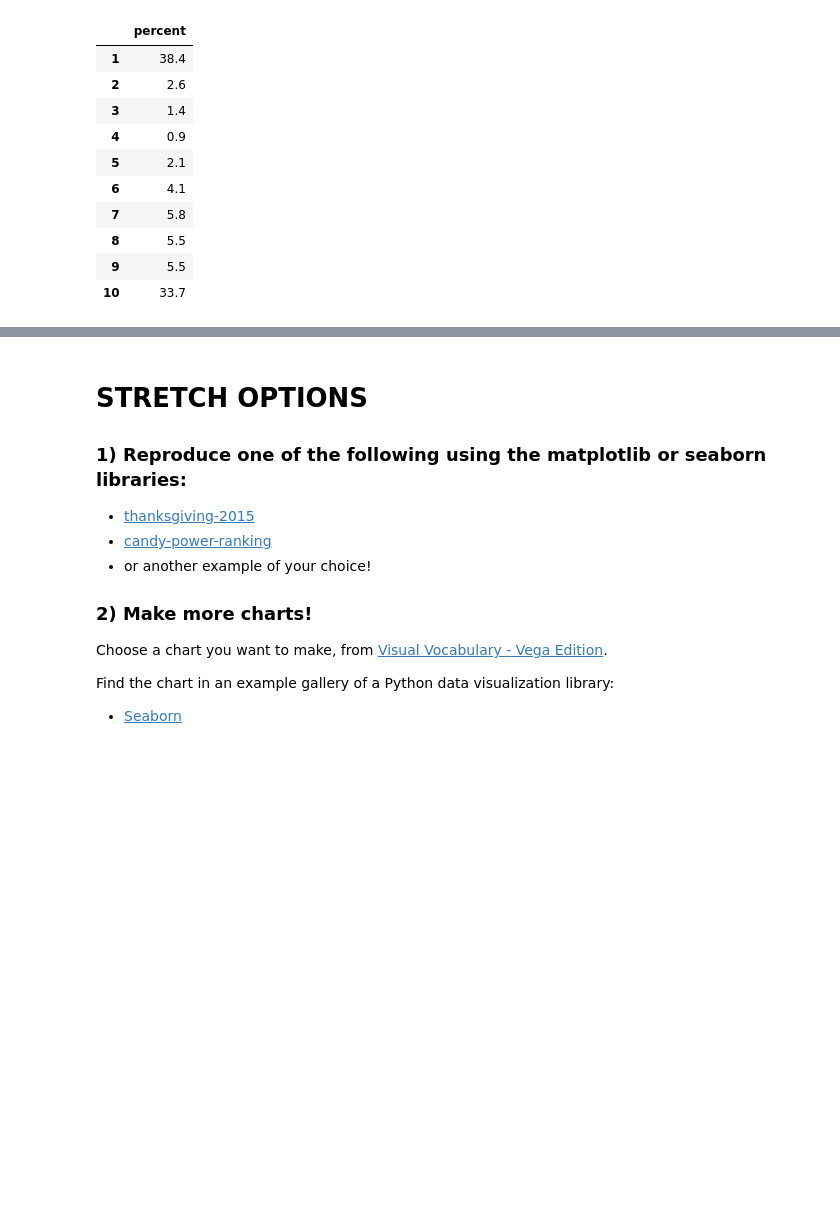
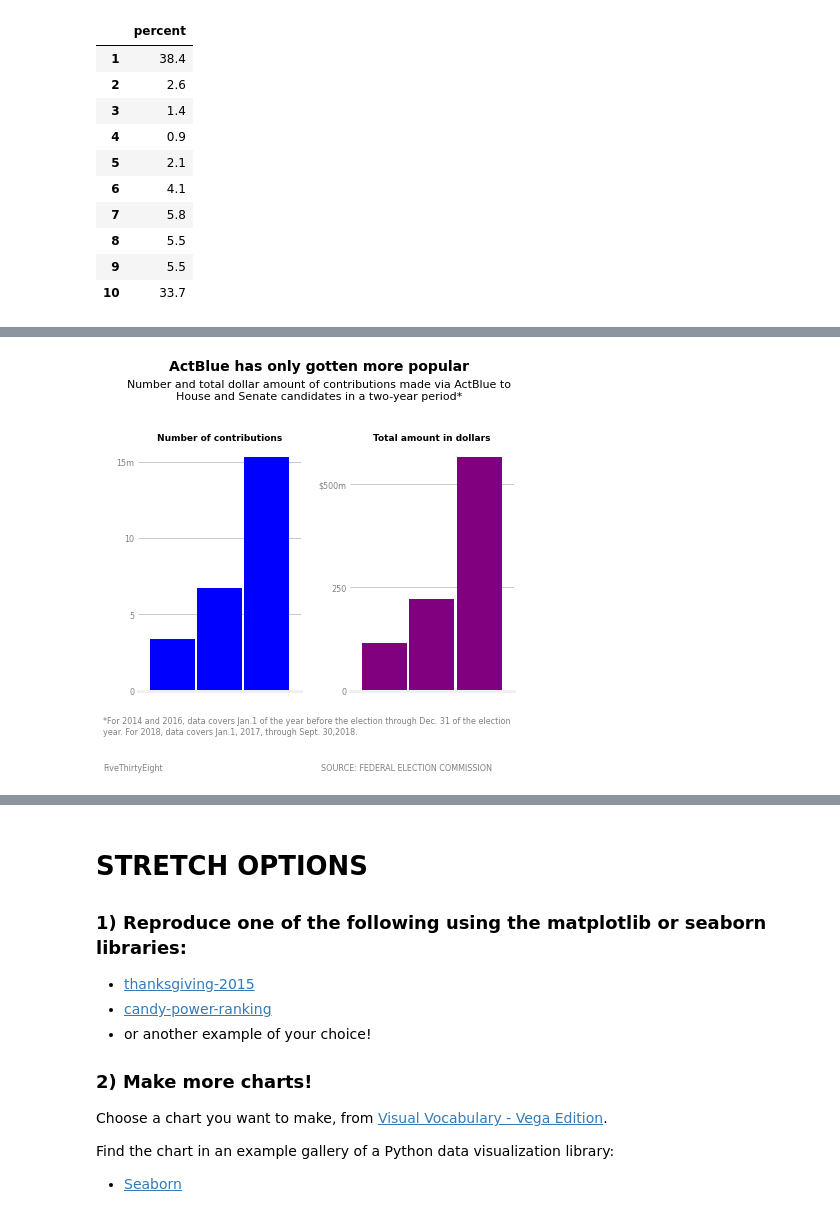
Before and after one commit to iambrookedrake/DS-Unit-1-Sprint-1-Data-Wrangling-and-Storytelling, a Jupyter notebook: module4-make-explanatory-visualizations/Brooke_Drake_DSPT6_U1S1M4_Make_Explanatory_Visualizations_Assignment.ipynb, the cells around one changed output, grey strips where cells are left out. Cells and saved outputs as stored; diff of their text form; code cells hidden in the pictures; blank space fills up the shorter version.

```diff
--- a/module4-make-explanatory-visualizations/Brooke_Drake_DSPT6_U1S1M4_Make_Explanatory_Visualizations_Assignment.ipynb
+++ b/module4-make-explanatory-visualizations/Brooke_Drake_DSPT6_U1S1M4_Make_Explanatory_Visualizations_Assignment.ipynb
@@ -187,0 +243,45 @@ ax.set_yticks(range(0,50,10));
+# %%
+fig, (ax1, ax2) = plt.subplots(1, 2, figsize=(6, 5))
+fig.patch.set(facecolor='none')
+abcount.plot.bar(color='blue', width=0.95, ax=ax1)
+absum.plot.bar(color='purple', width=0.95, ax=ax2, )
+ax1.set(facecolor="none")
+ax2.set(facecolor="none")
+ax.set_title("ActBlue has only gotten more popular", fontsize=14,
+              fontweight='bold')
+ax1.set_title('Number of contributions', fontsize=9, fontweight='bold')
+ax1.set_xticklabels(['2014', "'16","'18"], color="black", fontsize=8,
+                    rotation="horizontal", fontweight='bold')
+ax1.set_xticks([])
+ax1.set_yticklabels(['0', '5', '10', '15m'], color="grey", fontsize=8)
+ax1.set_yticks((0,5e6,1e7,1.5e7))
+ax1.spines['left'].set_visible(False)
+ax1.spines['right'].set_visible(False)
+ax1.spines['top'].set_visible(False)
+
+
+ax2.set_title('Total amount in dollars', fontsize=9, fontweight='bold')
+ax2.set_xticklabels(['2014', "'16","'18"], color="black", fontsize=8,
+                    rotation="horizontal", fontweight='bold')
+ax2.set_xticks([])
+ax2.set_yticklabels(['0', '250', '$500m'], color="grey", fontsize=8)
+ax2.set_yticks((0,250e6,500e6))
+ax2.spines['left'].set_visible(False)
+ax2.spines['right'].set_visible(False)
+ax2.spines['top'].set_visible(False)
+
+
+fig.subplots_adjust(top=0.75, wspace=.3)
+fig.text(s="ActBlue has only gotten more popular", fontweight='bold',
+        fontsize=14, x=.5, y=0.96, horizontalalignment='center')
+fig.text(s="Number and total dollar amount of contributions made via ActBlue to\nHouse and Senate candidates in a two-year period*",
+        fontsize=11, x=.5, y=0.88, horizontalalignment='center')
+fig.text(s="*For 2014 and 2016, data covers Jan.1 of the year before the election through Dec. 31 of the election\nyear. For 2018, data covers Jan.1, 2017, through Sept. 30,2018.",
+        fontsize=8, x=0, y=-0.05, horizontalalignment='left', color="grey")
+fig.text(s="FiveThirtyEight",
+        fontsize=8, x=0, y=-0.15, horizontalalignment='left', color="grey")
+fig.text(s="SOURCE: FEDERAL ELECTION COMMISSION",
+        fontsize=8, x=.9, y=-0.15, horizontalalignment='right', color="grey")
+plt.show()
+# %% [output]
+[figure, added]
```
Also changed, not shown: parts of 10 cells of this notebook.
